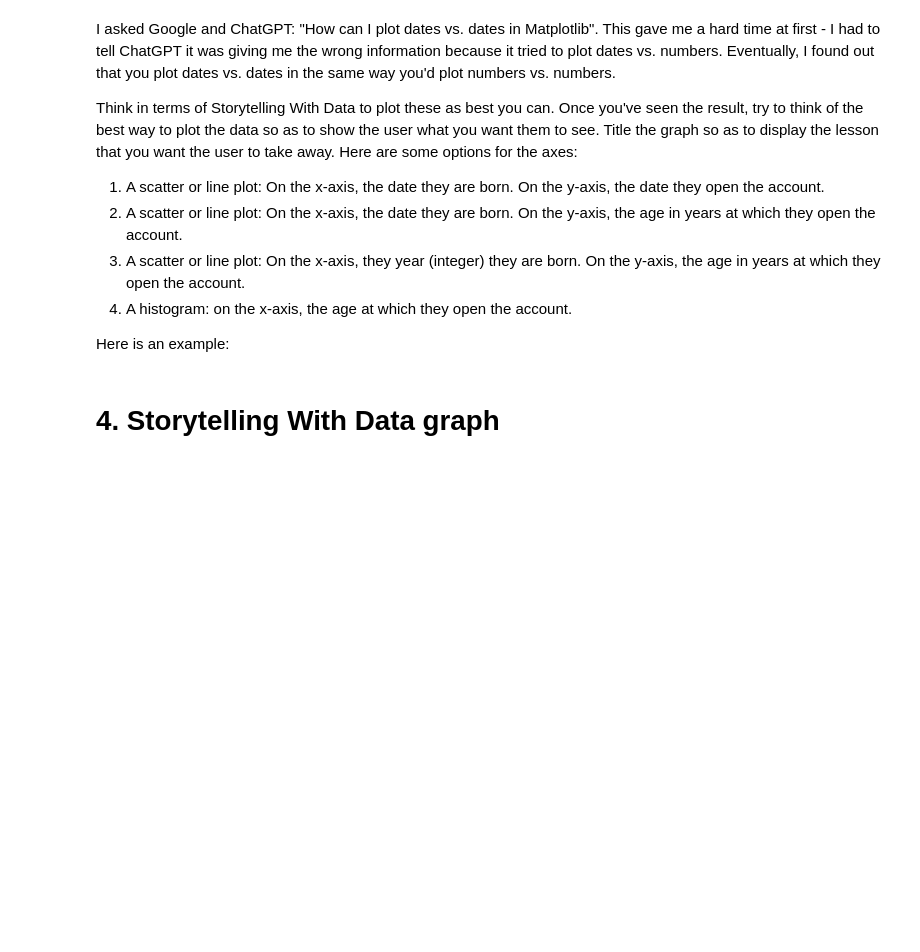
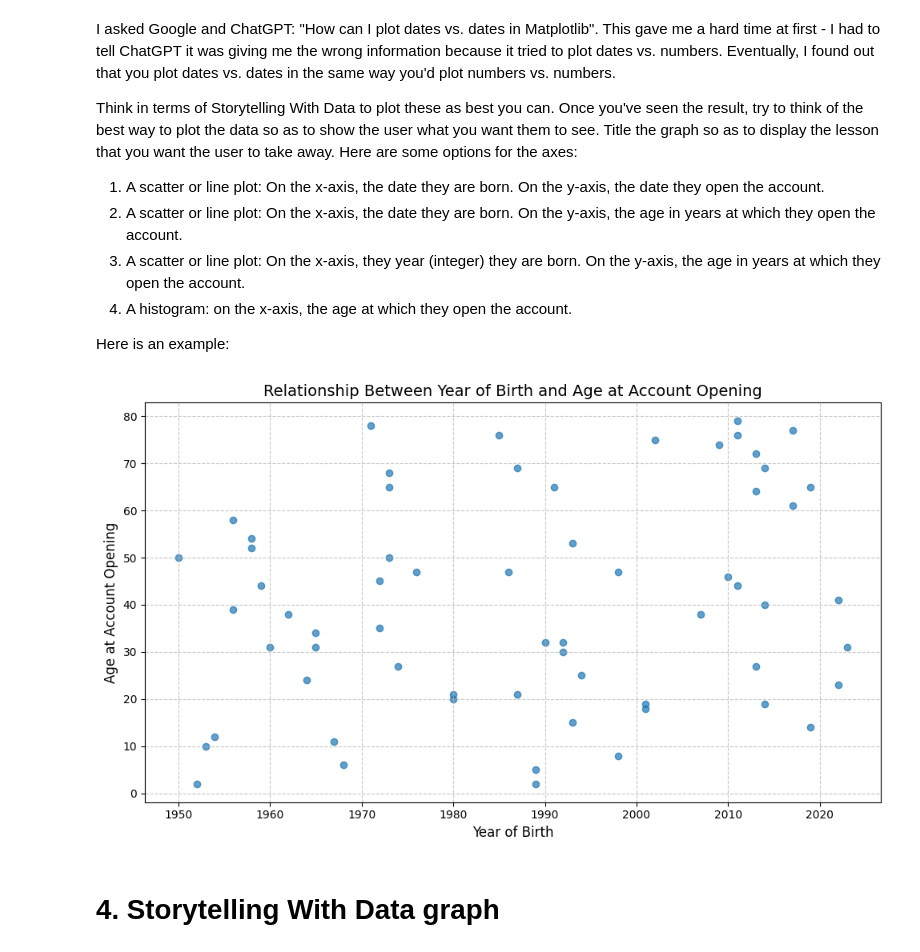
Before and after one commit to tbeerio/AI-For-Leaders, a Jupyter notebook: Week1.ipynb, the cells around one changed output. Saved outputs shown, nothing was run; the diff lists cells and outputs as text; code cells hidden in the pictures; blank space fills up the shorter version.

```diff
--- a/Week1.ipynb
+++ b/Week1.ipynb
@@ -287,0 +325,7 @@ Suggested Google search or ChatGPT prompt: "how do I fill in null values in a pa
+# %%
+# Remove rows with null values
+df_bank_datefix_cleaned = df_bank_datefix.dropna()
+
+# Verify that null values are removed
+print("\nNull values after removal:")
+print(df_bank_datefix_cleaned.isnull().sum())
@@ -301,0 +383,6 @@ https://pandas.pydata.org/docs/reference/api/pandas.DataFrame.drop_duplicates.ht
+# %%
+# Remove duplicate rows
+df_bank_unique = df_bank_datefix_cleaned.drop_duplicates()
+
+# Verify that duplicates are removed
+print("\nNumber of duplicate rows after removal:", df_bank_unique.duplicated().sum())
@@ -334,3 +462,6 @@ https://www.geeksforgeeks.org/how-to-count-distinct-values-of-a-pandas-dataframe
 7. Remove the duplicate AccountIDs so that each AccountID appears only once.
 
 This will involve using data.duplicated() but this time without keep = False.  We don't want to drop all duplicates; we want to leave one example of each value.
+# %%
+# Remove duplicate AccountIDs, keeping the first occurrence
+df_bank_unique_no_duplicates = df_bank_unique.drop_duplicates(subset="AccountID", keep="first")
@@ -347,3 +530,12 @@ df2 = df2.join(one_hot)
 df2.iloc[0:5]
 # %% [markdown]
 Now, change the cd, checking, and savings columns into integers.
+# %%
+# One-hot encode the AccountType column
+one_hot = pd.get_dummies(df_bank_unique_no_duplicates["AccountType"], dtype=int)
+
+# Join the new one-hot encoded columns to the original DataFrame
+df_bank_encoded = df_bank_unique_no_duplicates.join(one_hot)
+
+# Display the first few rows to verify
+print(df_bank_encoded.iloc[:5])
@@ -378,10 +637,20 @@ Here is an example:
 # %%
 import matplotlib.pyplot as plt
 
-ax = plt.gca() # get an "Axes" object to draw on; gca stands for "get current Axes"
-ax.scatter(df2["BirthDate"], df2["AccountOpened"]) # create a scatter plot based on these two dates
-ax.set_ylabel("Account Opened") # label the y axis
-ax.set_xlabel("Birth Date") # label the x axis
+# Calculate the age at account opening
+df_bank_encoded["AgeAtOpening"] = df_bank_encoded["AccountOpened"].dt.year - df_bank_encoded["BirthDate"].dt.year
+
+# Scatter plot: Birth year (x-axis) vs. Age at opening (y-axis)
+plt.figure(figsize=(10, 6))
+plt.scatter(df_bank_encoded["BirthDate"].dt.year, df_bank_encoded["AgeAtOpening"], alpha=0.7)
+plt.title("Relationship Between Year of Birth and Age at Account Opening", fontsize=14)
+plt.xlabel("Year of Birth", fontsize=12)
+plt.ylabel("Age at Account Opening", fontsize=12)
+plt.grid(True, linestyle='--', alpha=0.7)
+plt.tight_layout()
+plt.show()
+# %% [output]
+[figure, added]
 # %% [markdown]
 # 4. Storytelling With Data graph
 # %% [markdown]
```
Also changed, not shown: parts of 21 cells of this notebook.
